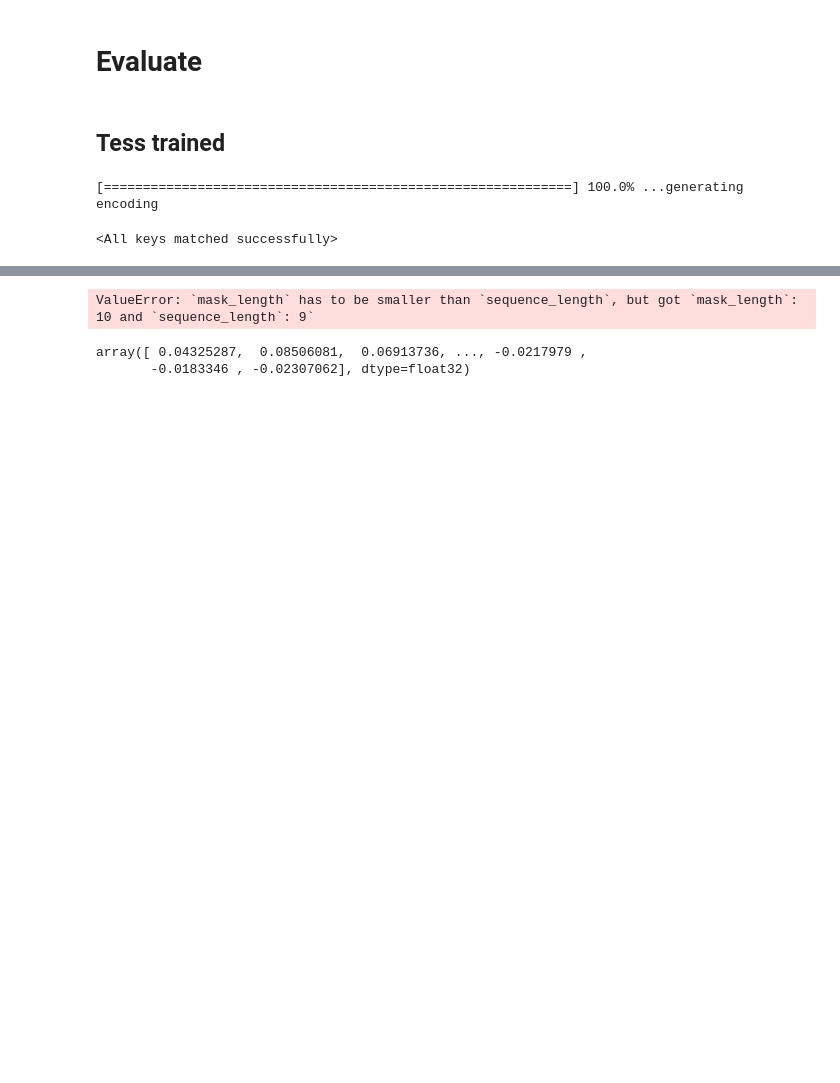
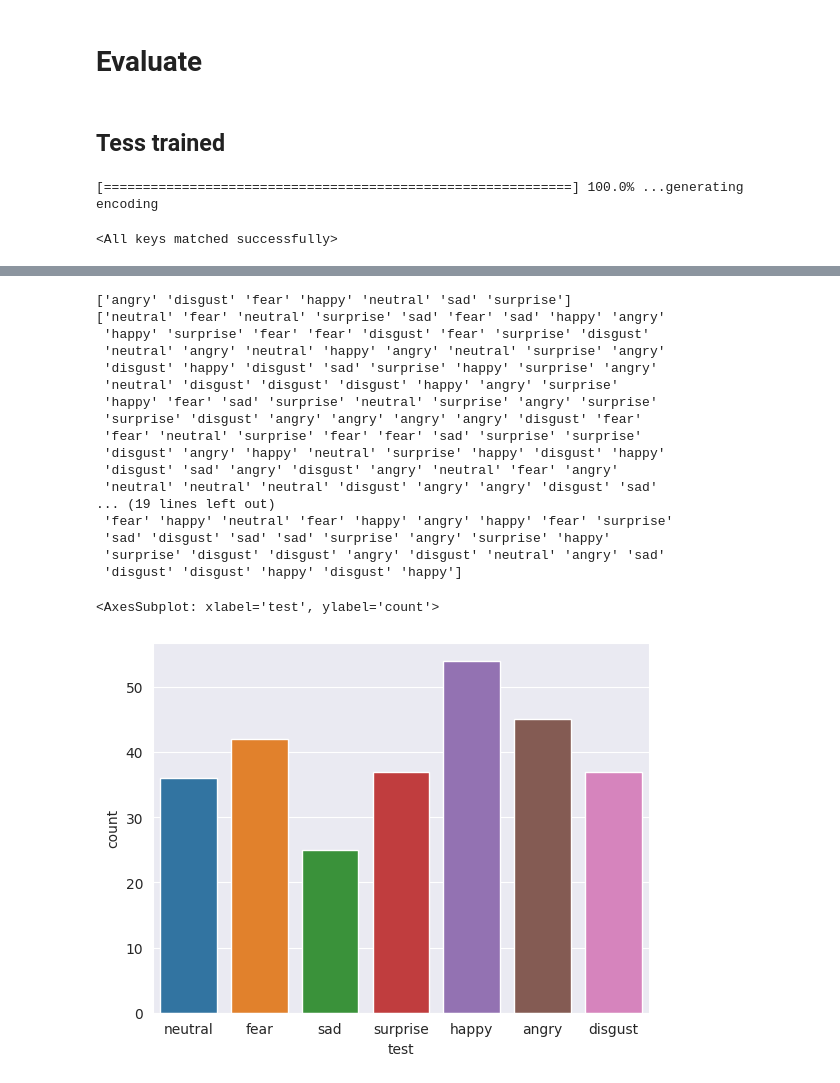
Before and after one commit to BlackFox1197/masterarbeit_programming, a Jupyter notebook: notebooks/eval_notebooks/eval_wav2Vec_nets.ipynb, the cells around one changed output, grey strips where cells are left out. Saved outputs shown, nothing was run; the diff lists cells and outputs as text; code cells hidden in the pictures; blank space fills up the shorter version.

```diff
--- a/notebooks/eval_notebooks/eval_wav2Vec_nets.ipynb
+++ b/notebooks/eval_notebooks/eval_wav2Vec_nets.ipynb
@@ -5,6 +5,8 @@
 # %%
 import sys
 from pathlib import Path
+
+import pandas as pd
 import torch
 
 device = torch.device("cuda" if torch.cuda.is_available() else "cpu")
@@ -23,14 +25,14 @@ import gc
 
 model_name_or_path = "facebook/wav2vec2-large-960h-lv60-self"
 pooling_mode = "mean"
-device = "cpu"
+device = "cuda"
 
 
 emo_dataset = ced.CombinedEmoDataSet_7_emos(
-    #directory_tess="/home/ckwdani/Music/emotionDatasets/converted_mono/tess",
-    directory_cafe="/home/ckwdani/Music/emotionDatasets/converted_mono/cafe",
+    directory_tess="/home/ckwdani/Music/emotionDatasets/converted_mono/tess",
+    #directory_cafe="/home/ckwdani/Music/emotionDatasets/converted_mono/cafe",
     #directory_ravdess="/home/ckwdani/Music/emotionDatasets/converted_mono/RAVDESS Audio_Speech_Actors_01-24",
-    #                                         directory_mesd="/home/ckwdani/Music/emotionDatasets/converted_mono/mesd",
+                                             #directory_mesd="/home/ckwdani/Music/emotionDatasets/converted_mono/mesd",
                                              device=device)
 
 processor, sr = w2vU.init_w2v2(num_labels=len(emo_dataset.label_list), label_list=emo_dataset.label_list, device=device)
@@ -52,15 +54,17 @@ trainSet, evalSet = ADU.train_val_dataset(newSet, 0.1)
 batch_size = 8
 dataset = evalSet
 data_collator = cc.DataCollatorCTCWithPadding(processor=processor, padding=True, num_labels=len(newSet.dataSet.label_list))
-loader = DataLoader(dataset, shuffle=False, batch_size=batch_size, num_workers=2 ,collate_fn=data_collator.collate_fn)
+loader = DataLoader(dataset, shuffle=False, batch_size=batch_size, num_workers=1 ,collate_fn=data_collator.collate_fn)
 true, preds = [], []
 with torch.no_grad():
     for batch, (X, z) in enumerate(loader):
+        gc.collect()
         X, z = X.to(device),  z.to(device)
         pred = model(X)
         labels = [torch.squeeze(a.nonzero()).item() for a in z]
         true = true + labels
-        preds = preds + pred.argmax(1).numpy().tolist()
+
+        preds = preds + pred.argmax(1).cpu().numpy().tolist()
         gc.collect()
         #preds.append(pred.argmax(1))
         if batch % 10 == 0:
@@ -103,11 +109,34 @@ weighted avg       0.08      0.14      0.10        94
-# %%
-
-tensor = torch.tensor(newSet[324][0])
-model(torch.unsqueeze(tensor, dim=0)).argmax(1)
-# %% [output]
-ValueError: `mask_length` has to be smaller than `sequence_length`, but got `mask_length`: 10 and `sequence_length`: 9`
-# %%
-newSet[0][0]
-# %% [output]
-array([ 0.04325287,  0.08506081,  0.06913736, ..., -0.0217979 ,
-       -0.0183346 , -0.02307062], dtype=float32)
+# %%
+import seaborn as sns
+import pandas as pd
+df = pd.DataFrame()
+df1 = pd.DataFrame()
+print(newSet.dataSet.label_list)
+print(newSet.getEmotionFromId(true))
+
+df["test"] = newSet.getEmotionFromId(preds)
+df1["test"] = newSet.getEmotionFromId(true)
+sns.countplot(x ="test", data= df)
+
+# tensor = torch.tensor(newSet[324][0])
+# model(torch.unsqueeze(tensor, dim=0)).argmax(1)
+# %% [output]
+['angry' 'disgust' 'fear' 'happy' 'neutral' 'sad' 'surprise']
+['neutral' 'fear' 'neutral' 'surprise' 'sad' 'fear' 'sad' 'happy' 'angry'
+ 'happy' 'surprise' 'fear' 'fear' 'disgust' 'fear' 'surprise' 'disgust'
+ 'neutral' 'angry' 'neutral' 'happy' 'angry' 'neutral' 'surprise' 'angry'
+ 'disgust' 'happy' 'disgust' 'sad' 'surprise' 'happy' 'surprise' 'angry'
+ 'neutral' 'disgust' 'disgust' 'disgust' 'happy' 'angry' 'surprise'
+ 'happy' 'fear' 'sad' 'surprise' 'neutral' 'surprise' 'angry' 'surprise'
+ 'surprise' 'disgust' 'angry' 'angry' 'angry' 'angry' 'disgust' 'fear'
+ 'fear' 'neutral' 'surprise' 'fear' 'fear' 'sad' 'surprise' 'surprise'
+ 'disgust' 'angry' 'happy' 'neutral' 'surprise' 'happy' 'disgust' 'happy'
+ 'disgust' 'sad' 'angry' 'disgust' 'angry' 'neutral' 'fear' 'angry'
+ 'neutral' 'neutral' 'neutral' 'disgust' 'angry' 'angry' 'disgust' 'sad'
+... (19 lines left out)
+ 'fear' 'happy' 'neutral' 'fear' 'happy' 'angry' 'happy' 'fear' 'surprise'
+ 'sad' 'disgust' 'sad' 'sad' 'surprise' 'angry' 'surprise' 'happy'
+ 'surprise' 'disgust' 'disgust' 'angry' 'disgust' 'neutral' 'angry' 'sad'
+ 'disgust' 'disgust' 'happy' 'disgust' 'happy']
+<AxesSubplot: xlabel='test', ylabel='count'>
+[figure, added]
```
Also changed, not shown: parts of 3 cells of this notebook, 3 other files.
